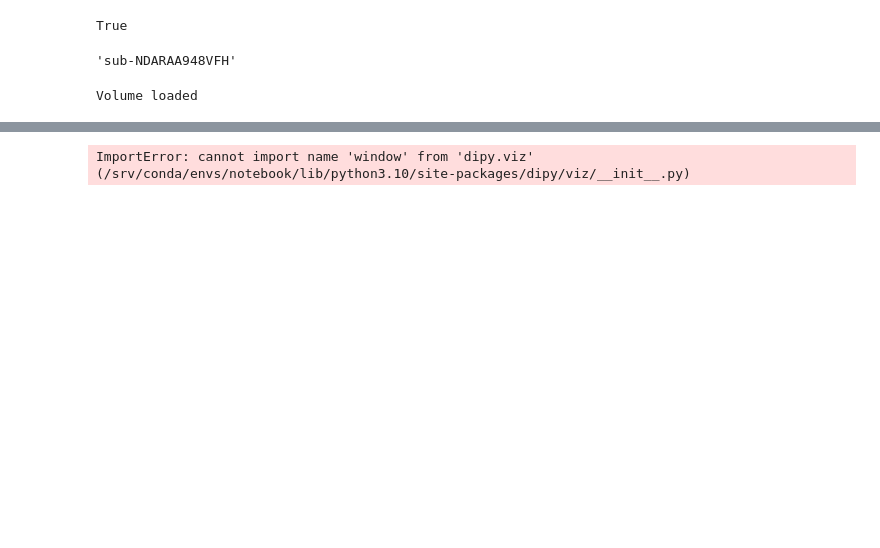
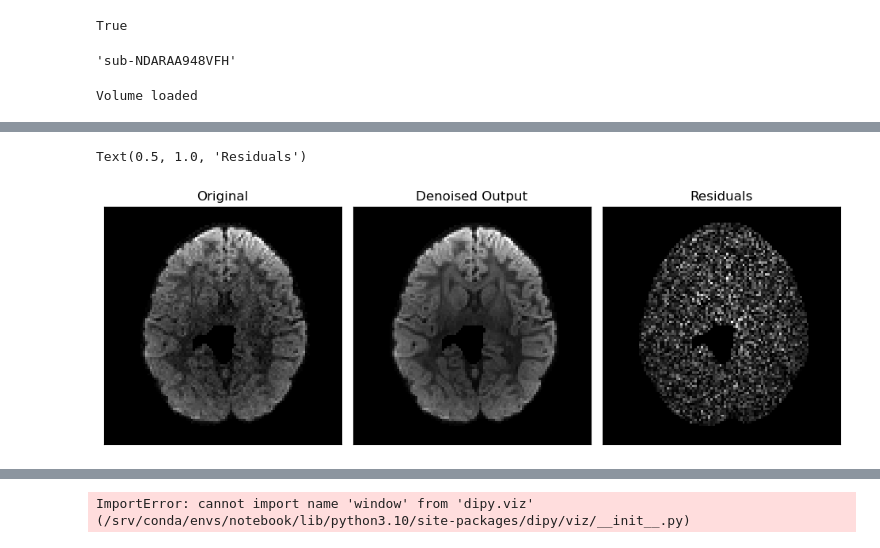
Before and after one commit to NeuroHackademy2024/diffusion-mri, a Jupyter notebook: code/reconstruction/002_recon_test_model_comp.ipynb, the cells around one changed output, grey strips where cells are left out. Cells and saved outputs as stored; diff of their text form; code cells hidden in the pictures; blank space fills up the shorter version.

```diff
--- a/code/reconstruction/002_recon_test_model_comp.ipynb
+++ b/code/reconstruction/002_recon_test_model_comp.ipynb
@@ -163,17 +224,20 @@ plt.show()
 # %%
-# import numpy as np
-# # prepare to plot
-# fig1, ax = plt.subplots(1, 3, figsize=(12, 12), subplot_kw={'xticks': [], 'yticks': []})
-# fig1.subplots_adjust(hspace=0.3, wspace=0.05)
+import numpy as np
+# prepare to plot
+fig1, ax = plt.subplots(1, 3, figsize=(12, 12), subplot_kw={'xticks': [], 'yticks': []})
+fig1.subplots_adjust(hspace=0.3, wspace=0.05)
 
-# # computes the residuals
-# rms_diff = np.sqrt((orig - den) ** 2)
-# # plot original, denoised, and residuals
-# ax.flat[0].imshow(orig.T, cmap='gray', interpolation='none', origin='lower')
-# ax.flat[0].set_title('Original')
-# ax.flat[1].imshow(den.T, cmap='gray', interpolation='none', origin='lower')
-# ax.flat[1].set_title('Denoised Output')
-# ax.flat[2].imshow(rms_diff.T, cmap='gray', interpolation='none', origin='lower')
-# ax.flat[2].set_title('Residuals')
+# computes the residuals
+rms_diff = np.sqrt((orig - den) ** 2)
+# plot original, denoised, and residuals
+ax.flat[0].imshow(orig.T, cmap='gray', interpolation='none', origin='lower')
+ax.flat[0].set_title('Original')
+ax.flat[1].imshow(den.T, cmap='gray', interpolation='none', origin='lower')
+ax.flat[1].set_title('Denoised Output')
+ax.flat[2].imshow(rms_diff.T, cmap='gray', interpolation='none', origin='lower')
+ax.flat[2].set_title('Residuals')
+# %% [output]
+Text(0.5, 1.0, 'Residuals')
+[figure, added]
 # %%
 # Now let's calculate fractional anisotropy to generate a rough WM mask
```
Also changed, not shown: parts of 20 cells of this notebook.
